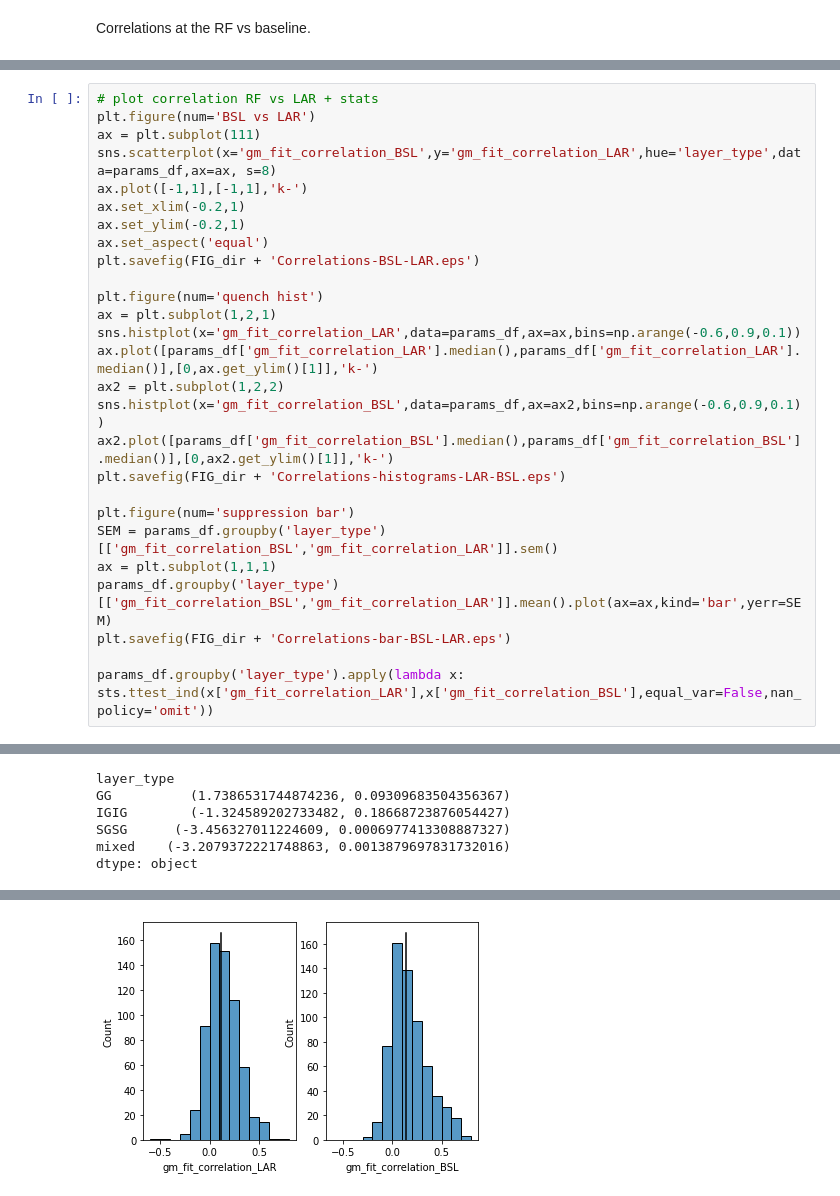
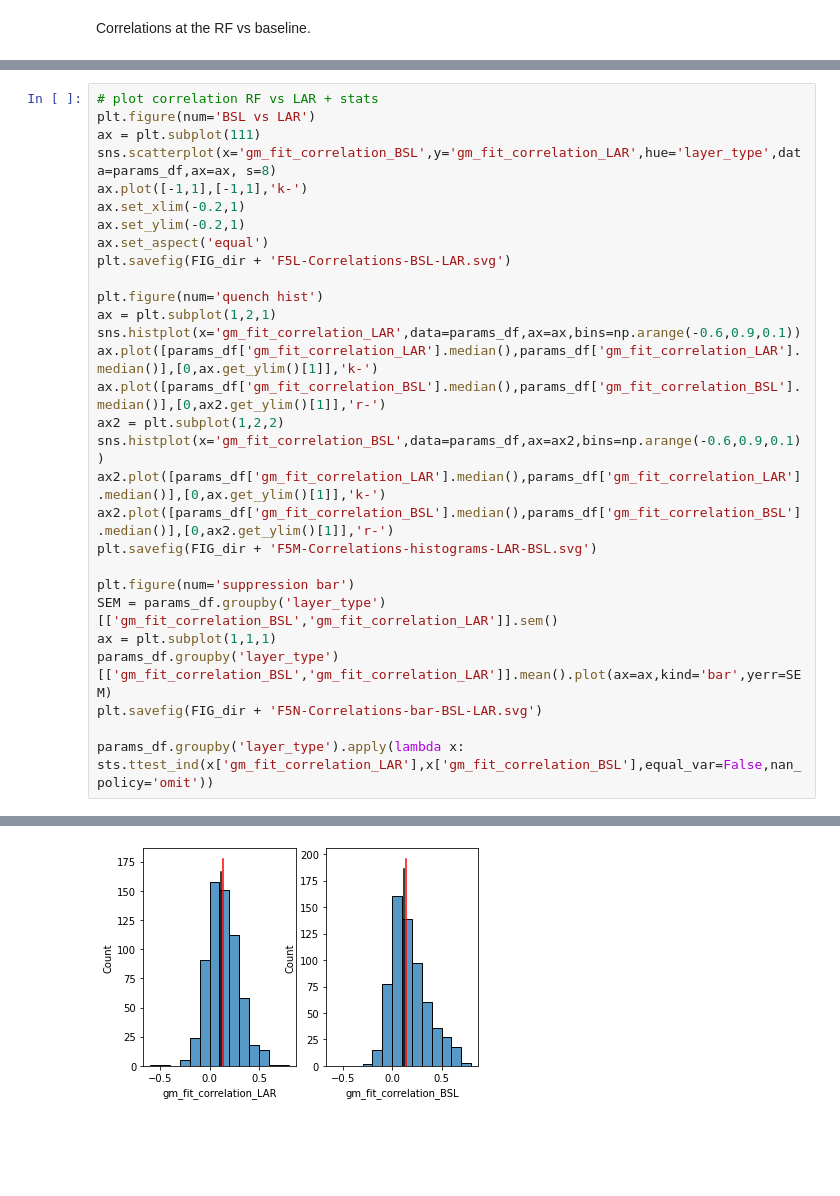
Before and after one commit to nurminenlab/variability-sizetuning-analysis, a Jupyter notebook: notebooks/correlation-notebook-2022-01-20.ipynb, the cells around one changed output, grey strips where cells are left out. Drawn from its saved outputs; the diff is of its cells as text; blank space fills up the shorter version.

```diff
--- a/notebooks/correlation-notebook-2022-01-20.ipynb
+++ b/notebooks/correlation-notebook-2022-01-20.ipynb
@@ -434,22 +403,24 @@ ax.plot([-1,1],[-1,1],'k-')
 ax.set_xlim(-0.2,1)
 ax.set_ylim(-0.2,1)
 ax.set_aspect('equal')
-plt.savefig(FIG_dir + 'Correlations-BSL-LAR.eps')
+plt.savefig(FIG_dir + 'F5L-Correlations-BSL-LAR.svg')
 
 plt.figure(num='quench hist')
 ax = plt.subplot(1,2,1)
 sns.histplot(x='gm_fit_correlation_LAR',data=params_df,ax=ax,bins=np.arange(-0.6,0.9,0.1))
 ax.plot([params_df['gm_fit_correlation_LAR'].median(),params_df['gm_fit_correlation_LAR'].median()],[0,ax.get_ylim()[1]],'k-')
+ax.plot([params_df['gm_fit_correlation_BSL'].median(),params_df['gm_fit_correlation_BSL'].median()],[0,ax2.get_ylim()[1]],'r-')
 ax2 = plt.subplot(1,2,2)
 sns.histplot(x='gm_fit_correlation_BSL',data=params_df,ax=ax2,bins=np.arange(-0.6,0.9,0.1))
-ax2.plot([params_df['gm_fit_correlation_BSL'].median(),params_df['gm_fit_correlation_BSL'].median()],[0,ax2.get_ylim()[1]],'k-')
-plt.savefig(FIG_dir + 'Correlations-histograms-LAR-BSL.eps')
+ax2.plot([params_df['gm_fit_correlation_LAR'].median(),params_df['gm_fit_correlation_LAR'].median()],[0,ax.get_ylim()[1]],'k-')
+ax2.plot([params_df['gm_fit_correlation_BSL'].median(),params_df['gm_fit_correlation_BSL'].median()],[0,ax2.get_ylim()[1]],'r-')
+plt.savefig(FIG_dir + 'F5M-Correlations-histograms-LAR-BSL.svg')
 
 plt.figure(num='suppression bar')
 SEM = params_df.groupby('layer_type')[['gm_fit_correlation_BSL','gm_fit_correlation_LAR']].sem()
 ax = plt.subplot(1,1,1)
 params_df.groupby('layer_type')[['gm_fit_correlation_BSL','gm_fit_correlation_LAR']].mean().plot(ax=ax,kind='bar',yerr=SEM)
-plt.savefig(FIG_dir + 'Correlations-bar-BSL-LAR.eps')
+plt.savefig(FIG_dir + 'F5N-Correlations-bar-BSL-LAR.svg')
 
 params_df.groupby('layer_type').apply(lambda x: sts.ttest_ind(x['gm_fit_correlation_LAR'],x['gm_fit_correlation_BSL'],equal_var=False,nan_policy='omit'))
 # %% [output]
@@ -473,11 +433,5 @@ The PostScript backend does not support transparency; partially transparent arti
-layer_type
-GG          (1.7386531744874236, 0.09309683504356367)
-IGIG        (-1.324589202733482, 0.18668723876054427)
-SGSG      (-3.456327011224609, 0.0006977413308887327)
-mixed    (-3.2079372221748863, 0.0013879697831732016)
-dtype: object
 [figure]
-[figure, old version]
+[figure, new version]
 [figure]
 # %%
 plt.figure(23)
```
Also changed, not shown: parts of 10 cells of this notebook.
